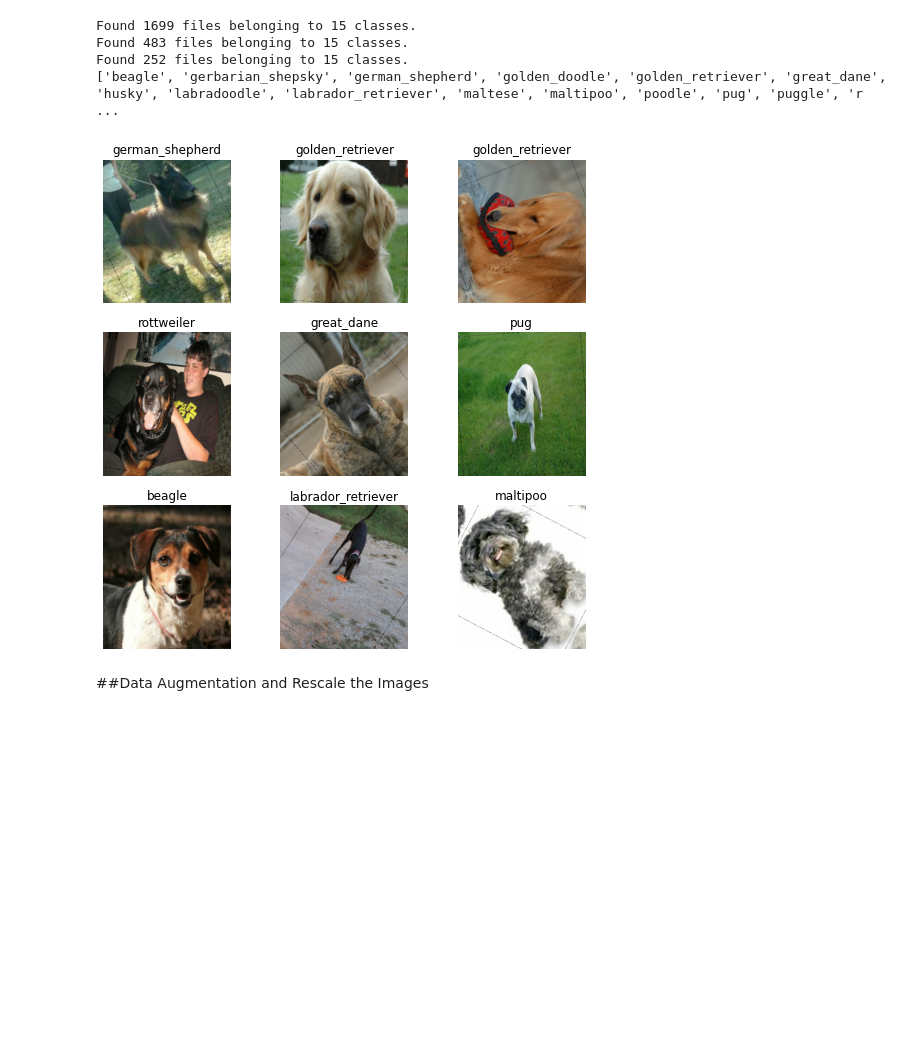
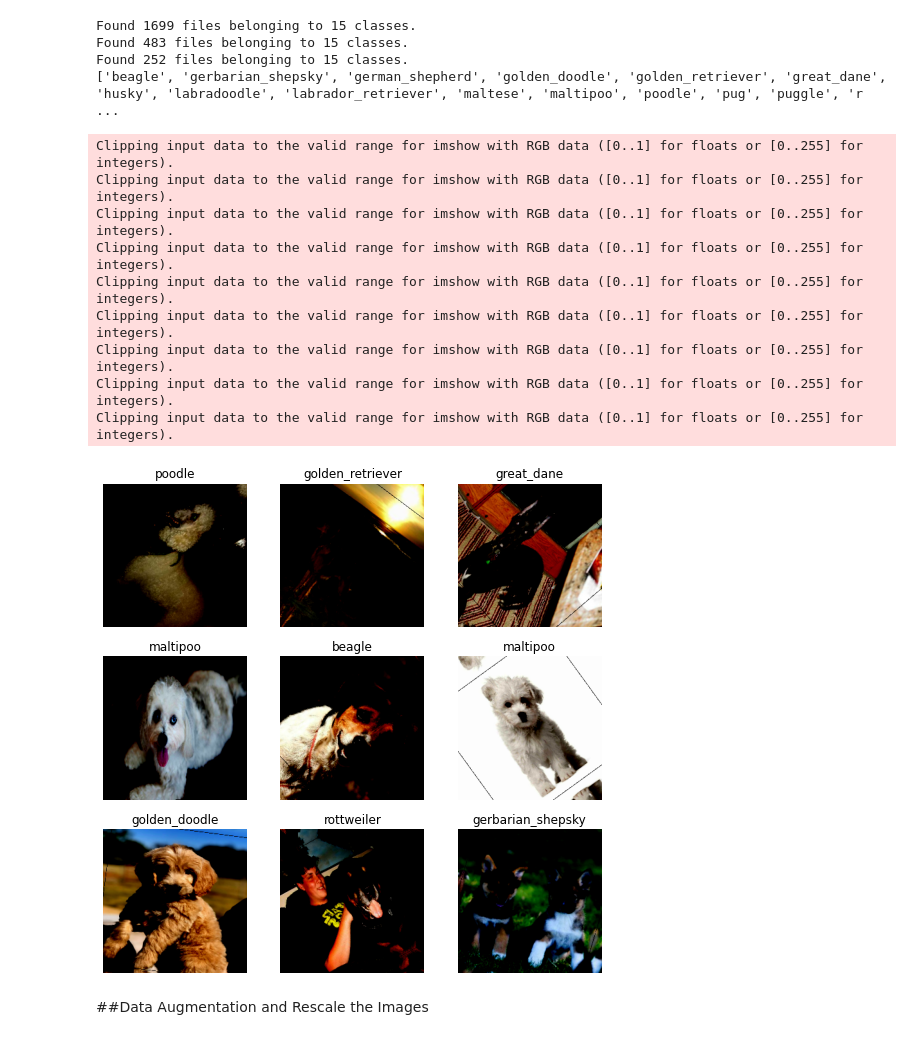
Before and after one commit to vinx-2105/Artificial_Neural_Networks_Labs, a Jupyter notebook: ANN_Lab1.ipynb, the cells around one changed output. Saved outputs shown, nothing was run; the diff lists cells and outputs as text; code cells hidden in the pictures; blank space fills up the shorter version.

Commit message:
changed to mobilenetv2

```diff
--- a/ANN_Lab1.ipynb
+++ b/ANN_Lab1.ipynb
@@ -462,30 +462,33 @@ DATASET_PATH  = LAB_PATH + 'dog_breeds_dataset/'
 ##Load the Dogs Dataset
 # %%
 batch_size = 32
-img_height = 360
-img_width = 320
+img_height = 224
+img_width = 224
 
 
 train_ds = tf.keras.preprocessing.image_dataset_from_directory(
   DATASET_PATH + 'train',
   seed=123,
   image_size=(img_height, img_width),
-  batch_size=batch_size
+  batch_size=batch_size,
+  label_mode='categorical'
 )
 
 valid_ds = tf.keras.preprocessing.image_dataset_from_directory(
   DATASET_PATH + 'val',
   seed=100,
   image_size=(img_height, img_width),
-  batch_size=batch_size
+  batch_size=batch_size,
+  label_mode='categorical'
 )
 
 
 test_ds = tf.keras.preprocessing.image_dataset_from_directory(
   DATASET_PATH + 'test',
-  seed=100,
+  seed=200,
   image_size=(img_height, img_width),
-  batch_size=batch_size
+  batch_size=batch_size,
+  label_mode='categorical'
 )
 
 class_names = train_ds.class_names
@@ -502,10 +505,11 @@ data_augmentation = tf.keras.Sequential([
 
 train_ds = train_ds.map(lambda x, y: (data_augmentation(x, training=True), y), num_parallel_calls=AUTOTUNE)
 
+preprocess = tf.keras.applications.mobilenet_v2.preprocess_input
 
-train_ds = train_ds.map(lambda x, y: (x, tf.one_hot(y, depth=num_classes)))
-valid_ds = valid_ds.map(lambda x, y: (x, tf.one_hot(y, depth=num_classes)))
-test_ds = test_ds.map(lambda x, y: (x, tf.one_hot(y, depth=num_classes)))
+train_ds = train_ds.map(lambda x, y: (preprocess(x), y))
+valid_ds = valid_ds.map(lambda x, y: (preprocess(x), y))
+test_ds = test_ds.map(lambda x, y: (preprocess(x), y))
 # %% [output]
 Found 1699 files belonging to 15 classes.
 Found 483 files belonging to 15 classes.
@@ -514,14 +518,23 @@ Found 252 files belonging to 15 classes.
 # %%
 #visualise the data
 plt.figure(figsize=(9, 9))
 for images, labels in train_ds.take(1):
   for i in range(9):
     ax = plt.subplot(3, 3, i + 1)
-    plt.imshow(images[i].numpy().astype("uint8"))
+    plt.imshow(images[i].numpy())
     plt.title(class_names[tf.argmax(labels[i], axis=0)])
     plt.axis("off")
 # %% [output]
+Clipping input data to the valid range for imshow with RGB data ([0..1] for floats or [0..255] for integers).
+Clipping input data to the valid range for imshow with RGB data ([0..1] for floats or [0..255] for integers).
+Clipping input data to the valid range for imshow with RGB data ([0..1] for floats or [0..255] for integers).
+Clipping input data to the valid range for imshow with RGB data ([0..1] for floats or [0..255] for integers).
+Clipping input data to the valid range for imshow with RGB data ([0..1] for floats or [0..255] for integers).
+Clipping input data to the valid range for imshow with RGB data ([0..1] for floats or [0..255] for integers).
+Clipping input data to the valid range for imshow with RGB data ([0..1] for floats or [0..255] for integers).
+Clipping input data to the valid range for imshow with RGB data ([0..1] for floats or [0..255] for integers).
+Clipping input data to the valid range for imshow with RGB data ([0..1] for floats or [0..255] for integers).
-[figure, old version]
+[figure, new version]
 # %% [markdown]
 ##Data Augmentation and Rescale the Images
 # %%
```
Also changed, not shown: parts of 4 cells of this notebook.
